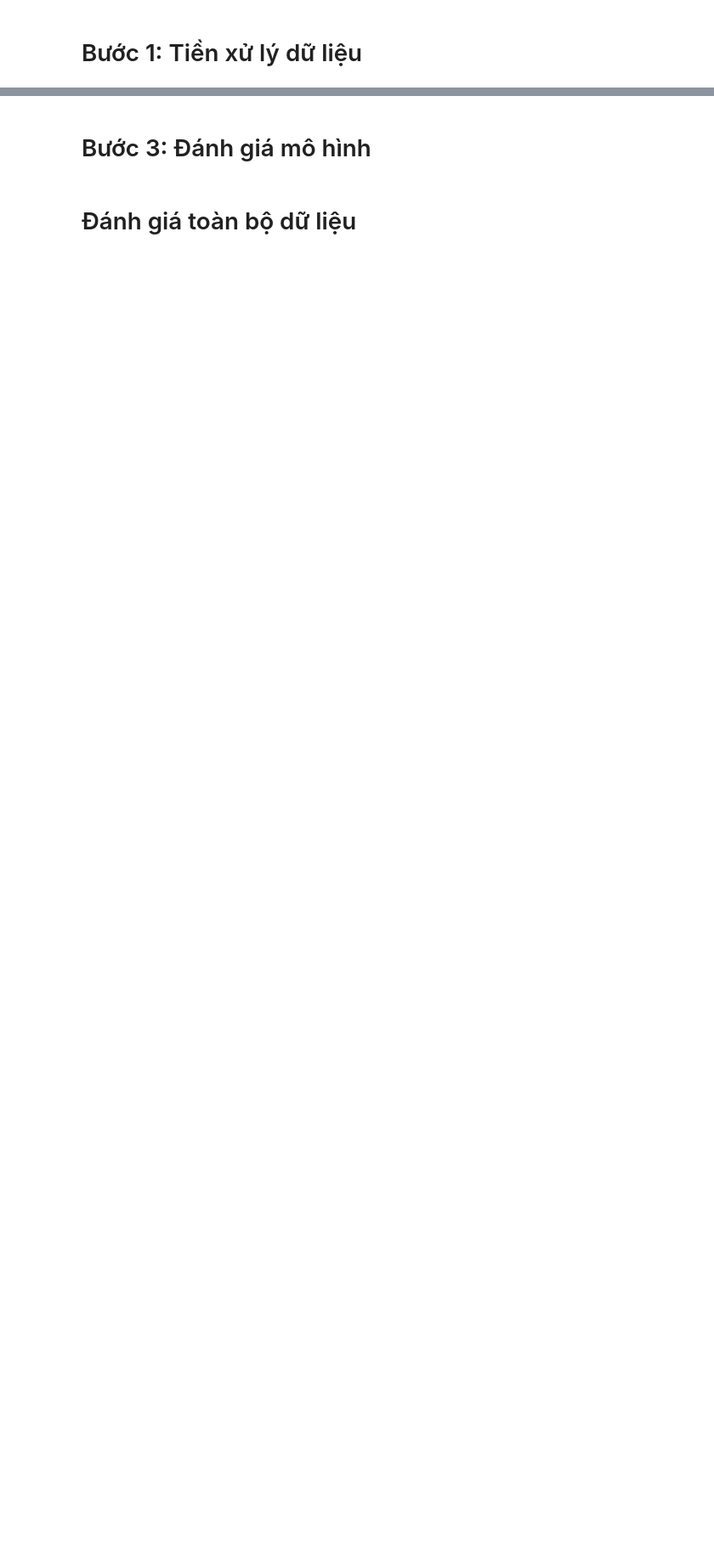
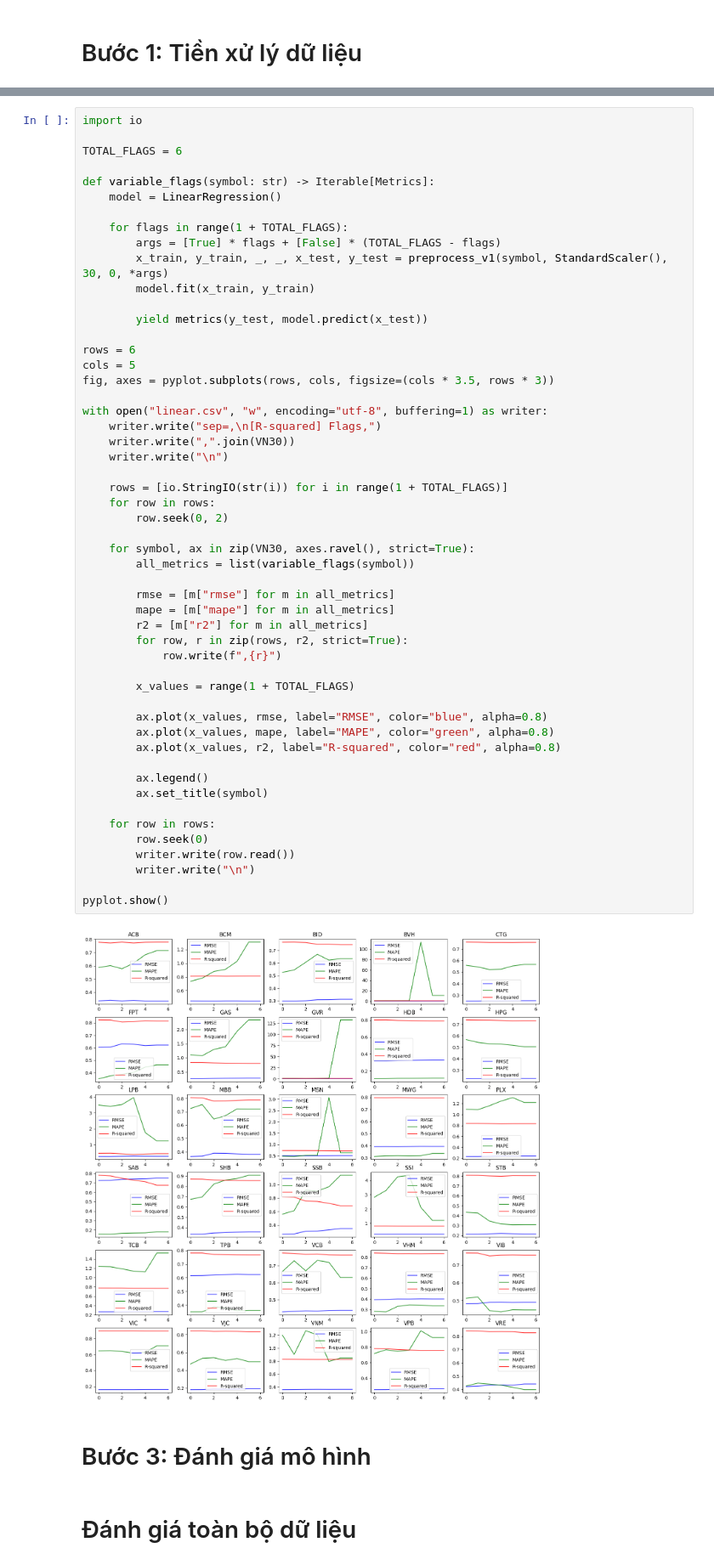
Before and after one commit to HaiAu2501/EL4TF, a Jupyter notebook: models/LR/linear.ipynb, the cells around one changed output, grey strips where cells are left out. Shown: that part at 85% size. Cells and saved outputs as stored; diff of their text form; blank space fills up the shorter version.

```diff
--- a/models/LR/linear.ipynb
+++ b/models/LR/linear.ipynb
@@ -25,3 +73,57 @@ Train shape: (1213, 201), Val shape: (0, 201), Test shape: (296, 201)
+# %%
+import io
+
+TOTAL_FLAGS = 6
+
+def variable_flags(symbol: str) -> Iterable[Metrics]:
+    model = LinearRegression()
+
+    for flags in range(1 + TOTAL_FLAGS):
+        args = [True] * flags + [False] * (TOTAL_FLAGS - flags)
+        x_train, y_train, _, _, x_test, y_test = preprocess_v1(symbol, StandardScaler(), 30, 0, *args)
+        model.fit(x_train, y_train)
+
+        yield metrics(y_test, model.predict(x_test))
+
+rows = 6
+cols = 5
+fig, axes = pyplot.subplots(rows, cols, figsize=(cols * 3.5, rows * 3))
+
+with open("linear.csv", "w", encoding="utf-8", buffering=1) as writer:
+    writer.write("sep=,\n[R-squared] Flags,")
+    writer.write(",".join(VN30))
+    writer.write("\n")
+
+    rows = [io.StringIO(str(i)) for i in range(1 + TOTAL_FLAGS)]
+    for row in rows:
+        row.seek(0, 2)
+
+    for symbol, ax in zip(VN30, axes.ravel(), strict=True):
+        all_metrics = list(variable_flags(symbol))
+
+        rmse = [m["rmse"] for m in all_metrics]
+        mape = [m["mape"] for m in all_metrics]
+        r2 = [m["r2"] for m in all_metrics]
+        for row, r in zip(rows, r2, strict=True):
+            row.write(f",{r}")
+
+        x_values = range(1 + TOTAL_FLAGS)
+
+        ax.plot(x_values, rmse, label="RMSE", color="blue", alpha=0.8)
+        ax.plot(x_values, mape, label="MAPE", color="green", alpha=0.8)
+        ax.plot(x_values, r2, label="R-squared", color="red", alpha=0.8)
+
+        ax.legend()
+        ax.set_title(symbol)
+
+    for row in rows:
+        row.seek(0)
+        writer.write(row.read())
+        writer.write("\n")
+
+pyplot.show()
+# %% [output]
+[figure, added]
 # %% [markdown]
 # Bước 3: Đánh giá mô hình
 # %% [markdown]
```
Also changed, not shown: parts of 5 cells of this notebook, 1 other file.
